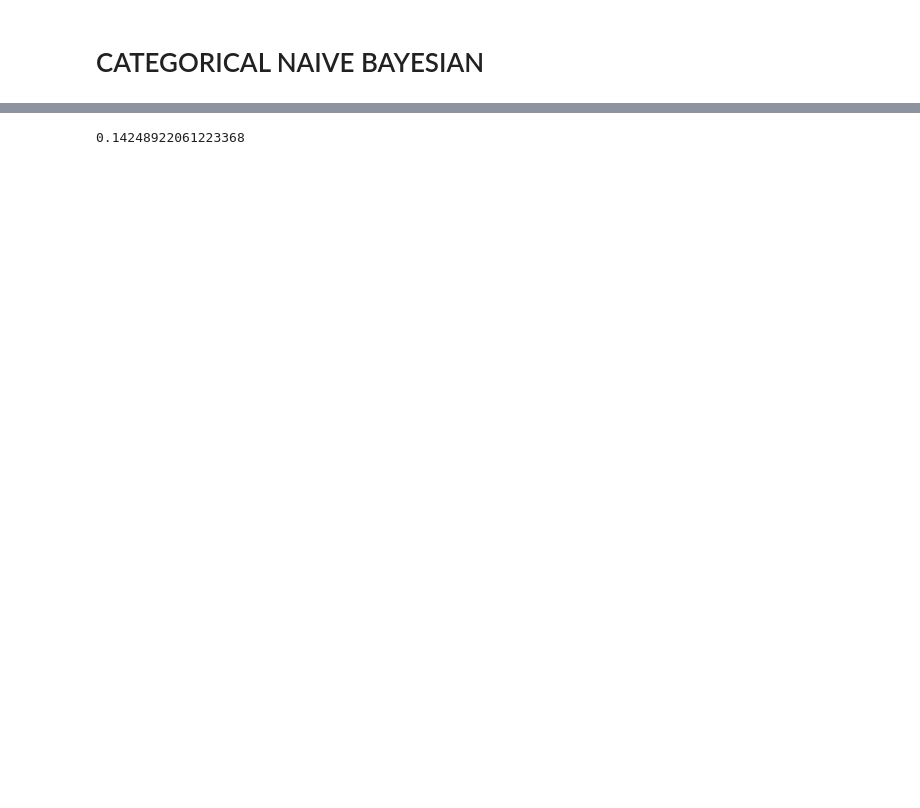
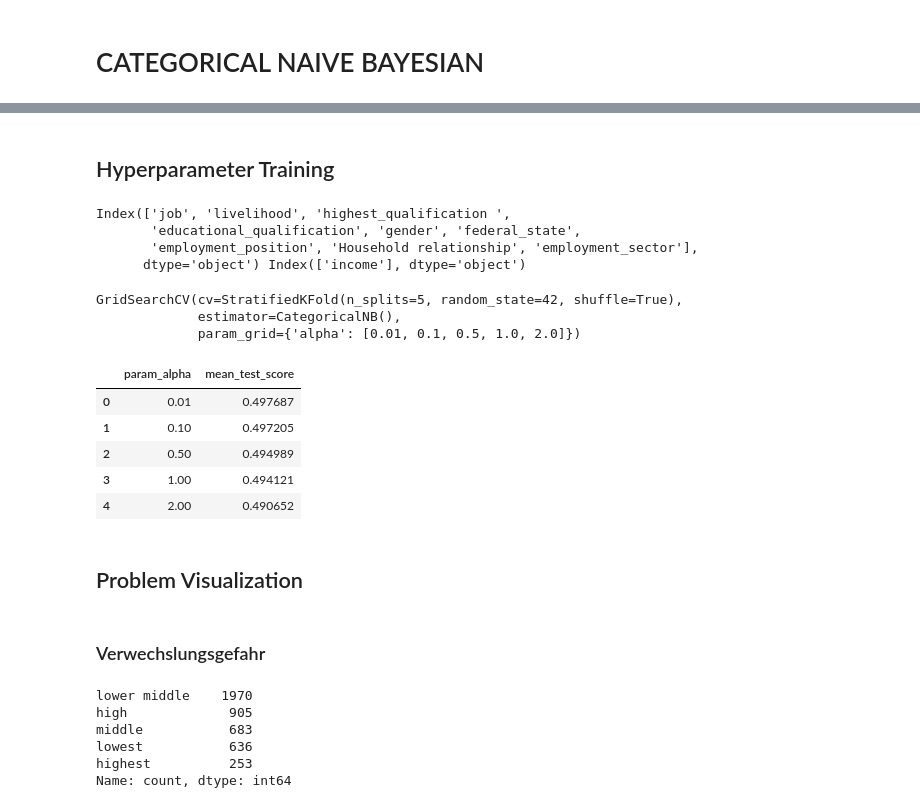
Before and after one commit to metropolisjenensis/Probabilistic-Machine-Learning_lecture-PROJECTS, a Jupyter notebook: projects/13-3NTXXXX_microcensus_income/notebooks/categorical_nb.ipynb, the cells around one changed output, grey strips where cells are left out. Cells and saved outputs as stored; diff of their text form; code cells hidden in the pictures; blank space fills up the shorter version.

```diff
--- a/projects/13-3NTXXXX_microcensus_income/notebooks/categorical_nb.ipynb
+++ b/projects/13-3NTXXXX_microcensus_income/notebooks/categorical_nb.ipynb
@@ -159,0 +249,2 @@ print(chi2_df)
+# %%
+X_train = X_train[best_features]
@@ -220,5 +291,36 @@ lower_middle, middle, lowest, high, highest = (y_train["income"].value_counts(no
-# %%
-p_lowestIncome_west = (df["lowest"][0] * lowest) / west
-print(p_lowestIncome_west)
-# %% [output]
-0.14248922061223368
+# %% [markdown]
+## Hyperparameter Training
+# %%
+print(X_train.columns, y_train.columns)
+# %% [output]
+Index(['job', 'livelihood', 'highest_qualification ',
+       'educational_qualification', 'gender', 'federal_state',
+       'employment_position', 'Household relationship', 'employment_sector'],
+      dtype='object') Index(['income'], dtype='object')
+# %%
+from sklearn.model_selection import StratifiedKFold, GridSearchCV
+
+cv = StratifiedKFold(n_splits=5, shuffle=True, random_state=42)
+param_grid = {'alpha': [0.01, 0.1, 0.5, 1.0, 2.0]}
+
+grid = GridSearchCV(CategoricalNB(), param_grid=param_grid, cv=cv)
+grid.fit(X_train, y_train["income"])
+# %% [output]
+GridSearchCV(cv=StratifiedKFold(n_splits=5, random_state=42, shuffle=True),
+             estimator=CategoricalNB(),
+             param_grid={'alpha': [0.01, 0.1, 0.5, 1.0, 2.0]})
+# %%
+grid_df = pd.DataFrame(grid.cv_results_)
+# %%
+grid_df[["param_alpha", "mean_test_score"]]
+# %% [output]
+|  | param_alpha | mean_test_score |
+| 0 | 0.01 | 0.497687 |
+| 1 | 0.10 | 0.497205 |
+| 2 | 0.50 | 0.494989 |
+| 3 | 1.00 | 0.494121 |
+| 4 | 2.00 | 0.490652 |
+# %% [markdown]
+## Problem Visualization
+# %% [markdown]
+### Verwechslungsgefahr
@@ -224,0 +340,9 @@ print(p_lowestIncome_west)
+# %%
+top1_counts
+# %% [output]
+lower middle    1970
+high             905
+middle           683
+lowest           636
+highest          253
+Name: count, dtype: int64
```
Also changed, not shown: parts of 26 cells of this notebook, 2 other files.
